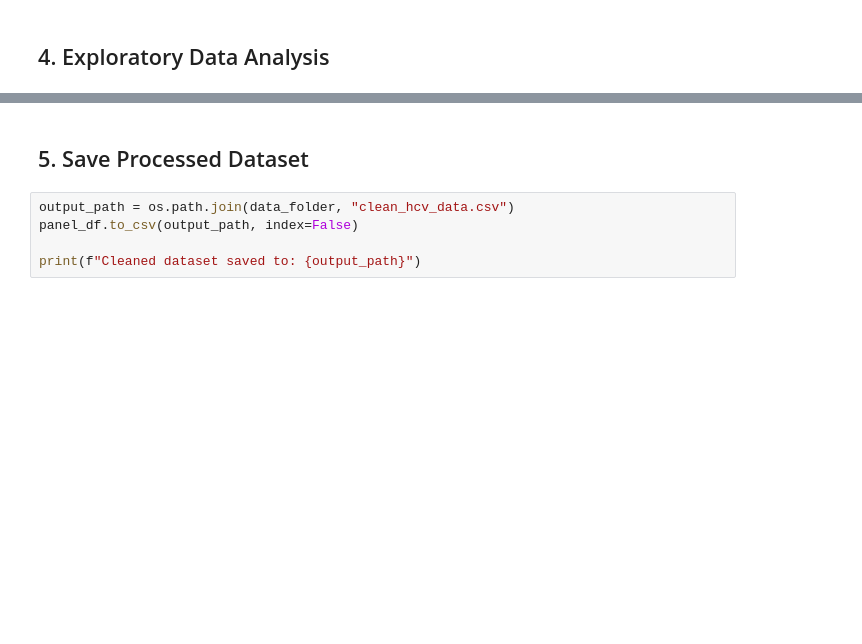
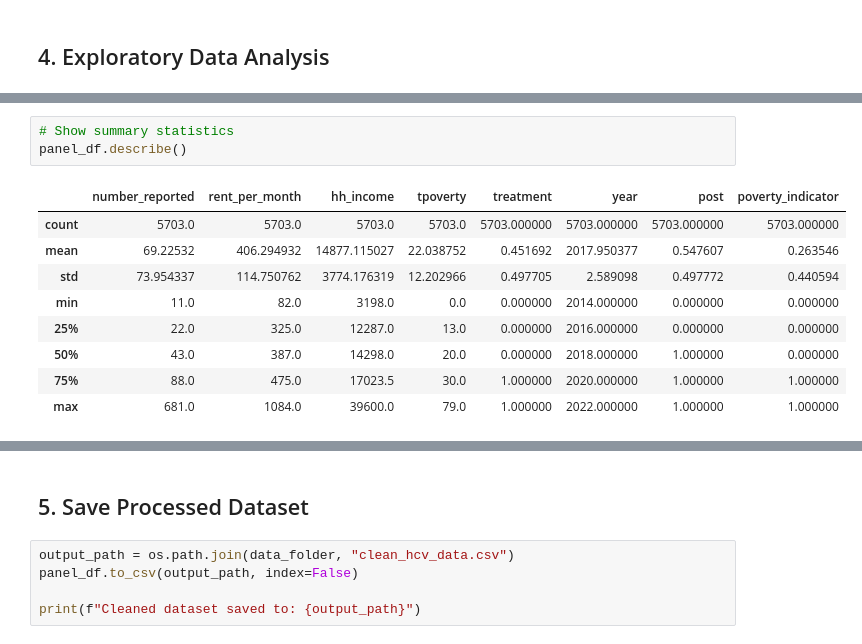
Before and after one commit to ammylin/IDS701_Final_Project, a Jupyter notebook: 00_preprocessing.ipynb, the cells around one changed output, grey strips where cells are left out. Drawn from its saved outputs; the diff is of its cells as text; blank space fills up the shorter version.

```diff
--- a/00_preprocessing.ipynb
+++ b/00_preprocessing.ipynb
@@ -252,3 +222,16 @@ Missingness by year:
+# %%
+# Show summary statistics
+panel_df.describe()
+# %% [output]
+|  | number_reported | rent_per_month | hh_income | tpoverty | treatment | year | post | poverty_indicator |
+| count | 5703.0 | 5703.0 | 5703.0 | 5703.0 | 5703.000000 | 5703.000000 | 5703.000000 | 5703.000000 |
+| mean | 69.22532 | 406.294932 | 14877.115027 | 22.038752 | 0.451692 | 2017.950377 | 0.547607 | 0.263546 |
+| std | 73.954337 | 114.750762 | 3774.176319 | 12.202966 | 0.497705 | 2.589098 | 0.497772 | 0.440594 |
+| min | 11.0 | 82.0 | 3198.0 | 0.0 | 0.000000 | 2014.000000 | 0.000000 | 0.000000 |
+| 25% | 22.0 | 325.0 | 12287.0 | 13.0 | 0.000000 | 2016.000000 | 0.000000 | 0.000000 |
+| 50% | 43.0 | 387.0 | 14298.0 | 20.0 | 0.000000 | 2018.000000 | 1.000000 | 0.000000 |
+| 75% | 88.0 | 475.0 | 17023.5 | 30.0 | 1.000000 | 2020.000000 | 1.000000 | 1.000000 |
+| max | 681.0 | 1084.0 | 39600.0 | 79.0 | 1.000000 | 2022.000000 | 1.000000 | 1.000000 |
 # %%
 # Plot feature distribution
 
```
Also changed, not shown: parts of 9 cells of this notebook.
